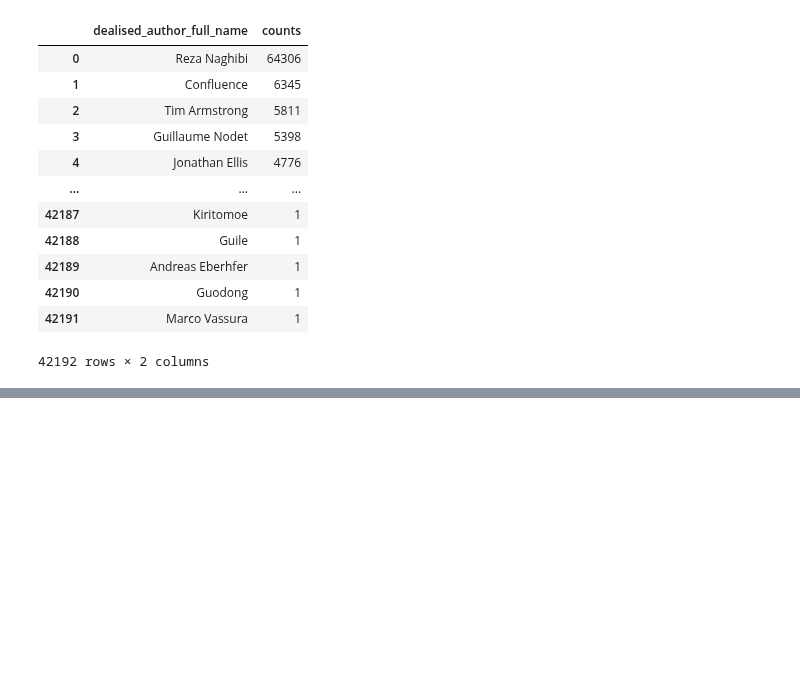
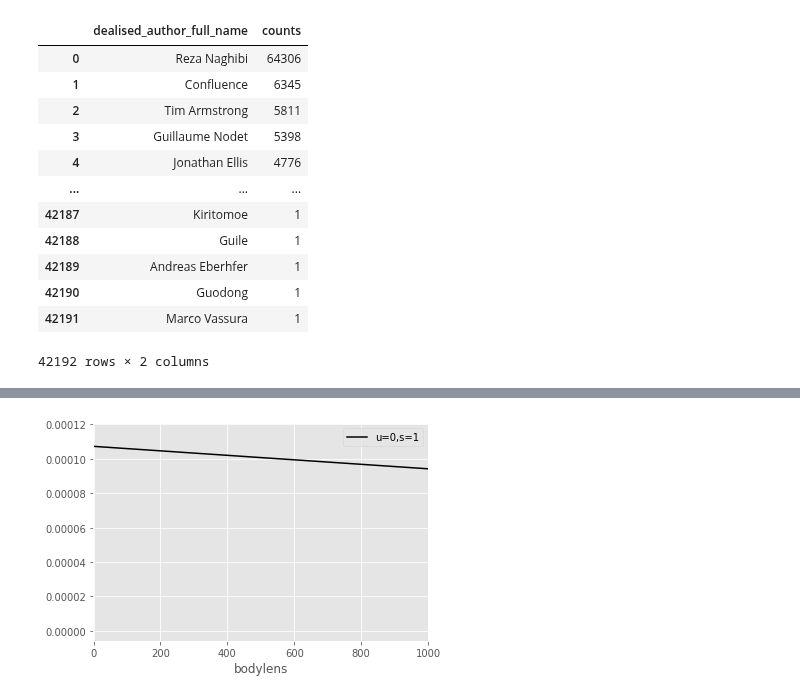
Before and after one commit to zenoWZH/ASFdata_analysis, a Jupyter notebook: email_cluster/commiters.ipynb, the cells around one changed output, grey strips where cells are left out. Cells and saved outputs as stored; diff of their text form; code cells hidden in the pictures; blank space fills up the shorter version.

```diff
--- a/email_cluster/commiters.ipynb
+++ b/email_cluster/commiters.ipynb
@@ -207,0 +212,3 @@ df['counts_seq'] = df['dealised_author_full_name'].map(areamap)
+# %%
+df['body']= df['body'].apply(lambda x: None if x =='none' else x)
+df = df.where(df['body'].isnull()==False).sort_values('counts_seq', ascending= True).dropna(how= 'all')
@@ -223,0 +267,2 @@ df.sort_values('counts_seq', ascending= True)
+# %%
+df['bodylens'] = df['body'].apply(lambda x: len(x.split()))
@@ -223,0 +282,23 @@ df.sort_values('counts_seq', ascending= True)
+# %%
+import seaborn as sns
+import matplotlib.pyplot as plt
+from scipy import stats
+
+# 使用ggplot的样式
+plt.style.use('ggplot')
+
+# 本次需求的核心代码，seaborn.distplot()用于绘制直方图、概率密度/核密度曲线、拟合曲线。
+## 其中 rn1 是输入数据，是一个list或一个np的narray对象；
+## hist=True/False，是否绘制直方图，可以添加hist_kws={}，进行详细设置，不在需求内，不赘述；
+## kde=True/False，是否绘制核密度曲线，可以添加kde_kws={},进行详细设置，实际使用时，概率密度曲线常使用拟合曲线表示，不赘述；
+## fit=stats.norm，拟合模型，一般是正态分布，norm/stats.norm都可以，可以添加fit_kws={}进行消息设置，
+### fit_kws={'color':'拟合曲线颜色','label':'图例说明','linestyle':'曲线样式'}
+sns.distplot(df.bodylens, hist=False, kde=False, fit=stats.norm, fit_kws={'color':'black', 'label':'u=0,s=1','linestyle':'-'})
+
+# legend()显示图例，savefig()保存图片，show()绘图
+plt.legend()
+plt.savefig('Demo.png')
+plt.xlim(-1,1000)
+plt.show()
+# %% [output]
+[figure, added]
```
Also changed, not shown: parts of 21 cells of this notebook, 4 other files.
